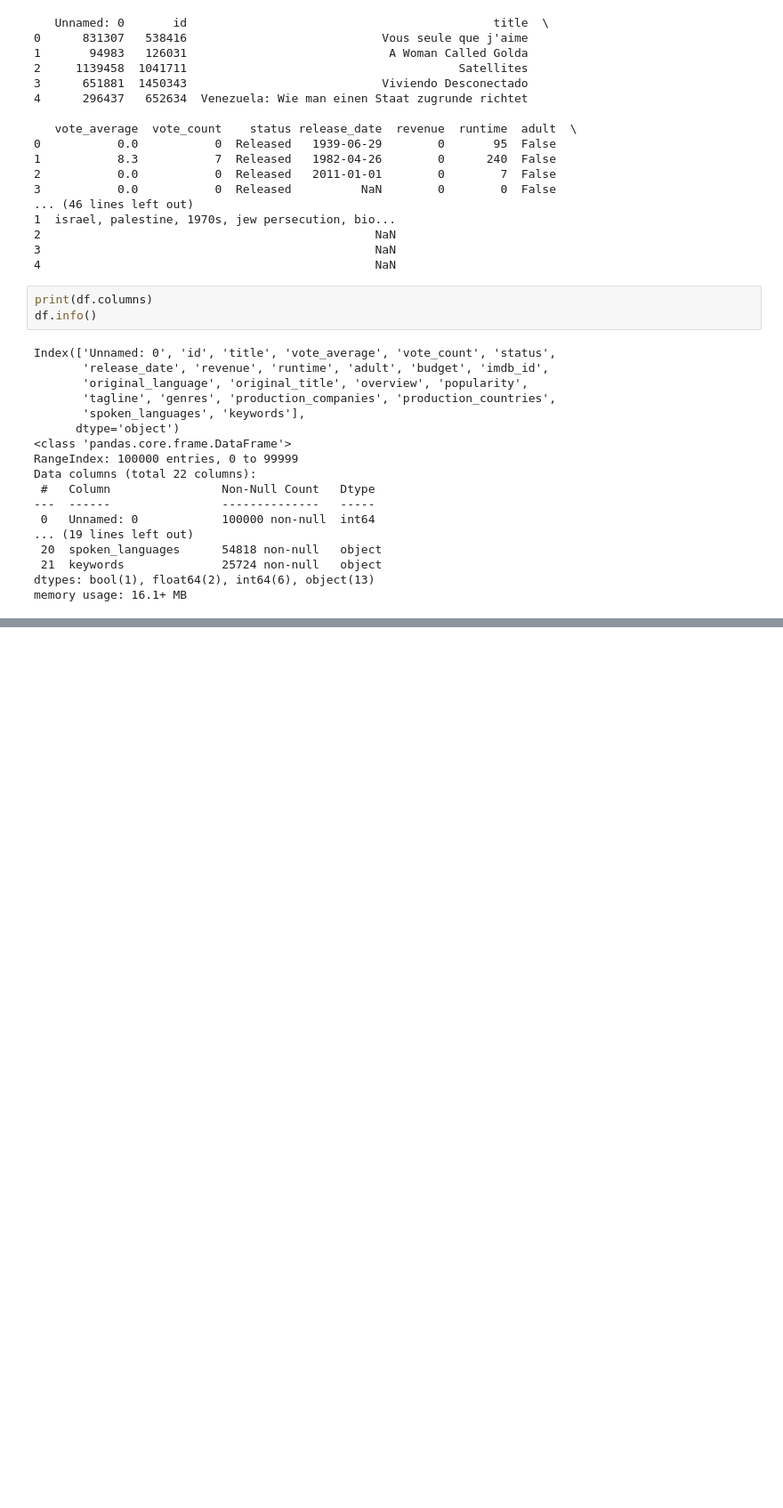
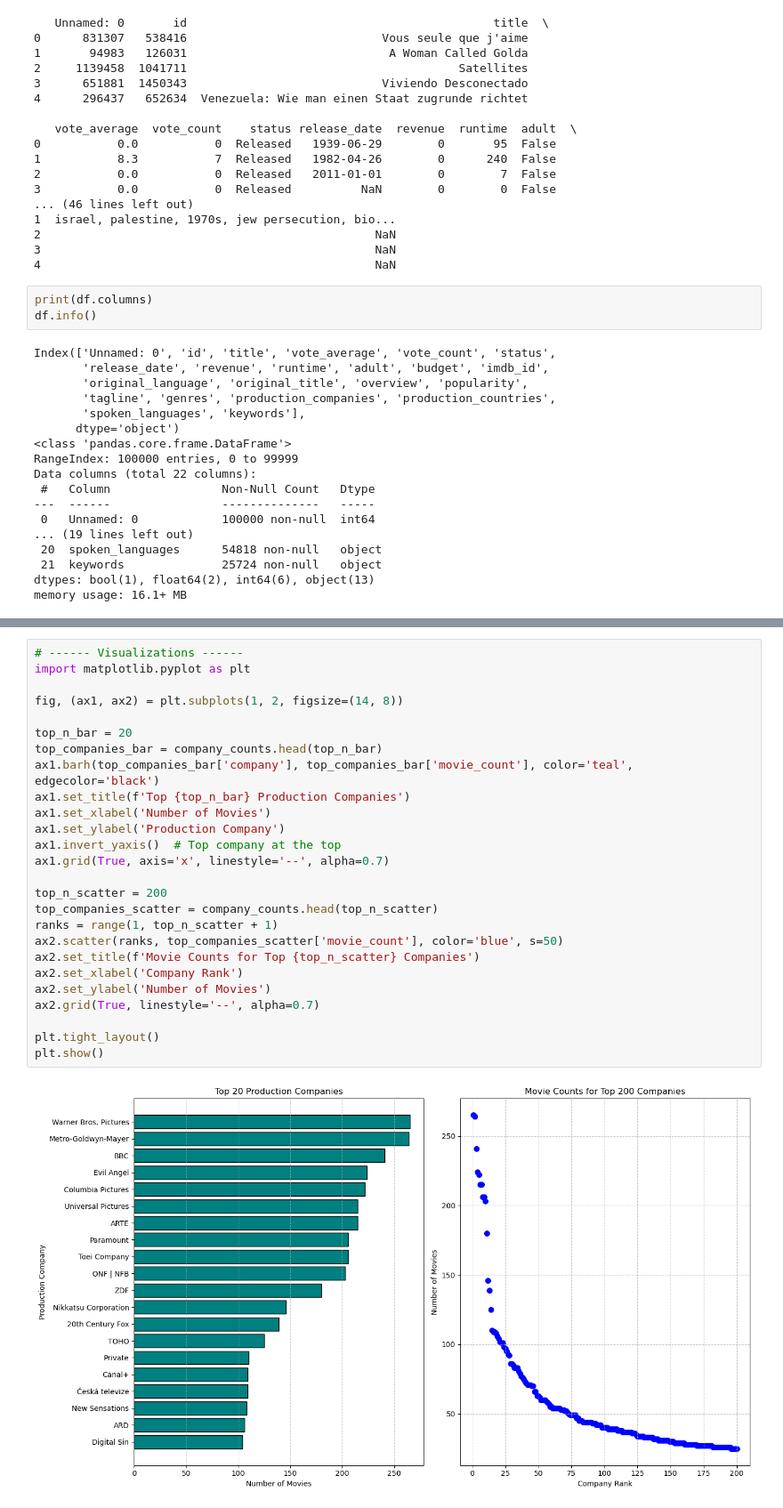
Before and after one commit to tripleelectric/ML-Imdb, a Jupyter notebook: notebooks/01_basic_eda.ipynb, the cells around one changed output, grey strips where cells are left out. Shown at 89% size. Drawn from its saved outputs; the diff is of its cells as text; blank space fills up the shorter version.

Commit message:
Adding basic plots: histogram, scatterplot for production companies vs. movies produced

```diff
--- a/notebooks/01_basic_eda.ipynb
+++ b/notebooks/01_basic_eda.ipynb
@@ -100,0 +80,28 @@ dtype: object
+# %%
+# ------ Visualizations ------
+import matplotlib.pyplot as plt
+
+fig, (ax1, ax2) = plt.subplots(1, 2, figsize=(14, 8))
+
+top_n_bar = 20
+top_companies_bar = company_counts.head(top_n_bar)
+ax1.barh(top_companies_bar['company'], top_companies_bar['movie_count'], color='teal', edgecolor='black')
+ax1.set_title(f'Top {top_n_bar} Production Companies')
+ax1.set_xlabel('Number of Movies')
+ax1.set_ylabel('Production Company')
+ax1.invert_yaxis()  # Top company at the top
+ax1.grid(True, axis='x', linestyle='--', alpha=0.7)
+
+top_n_scatter = 200
+top_companies_scatter = company_counts.head(top_n_scatter)
+ranks = range(1, top_n_scatter + 1)
+ax2.scatter(ranks, top_companies_scatter['movie_count'], color='blue', s=50)
+ax2.set_title(f'Movie Counts for Top {top_n_scatter} Companies')
+ax2.set_xlabel('Company Rank')
+ax2.set_ylabel('Number of Movies')
+ax2.grid(True, linestyle='--', alpha=0.7)
+
+plt.tight_layout()
+plt.show()
+# %% [output]
+[figure, added]
```
Also changed, not shown: parts of 1 cell of this notebook.
